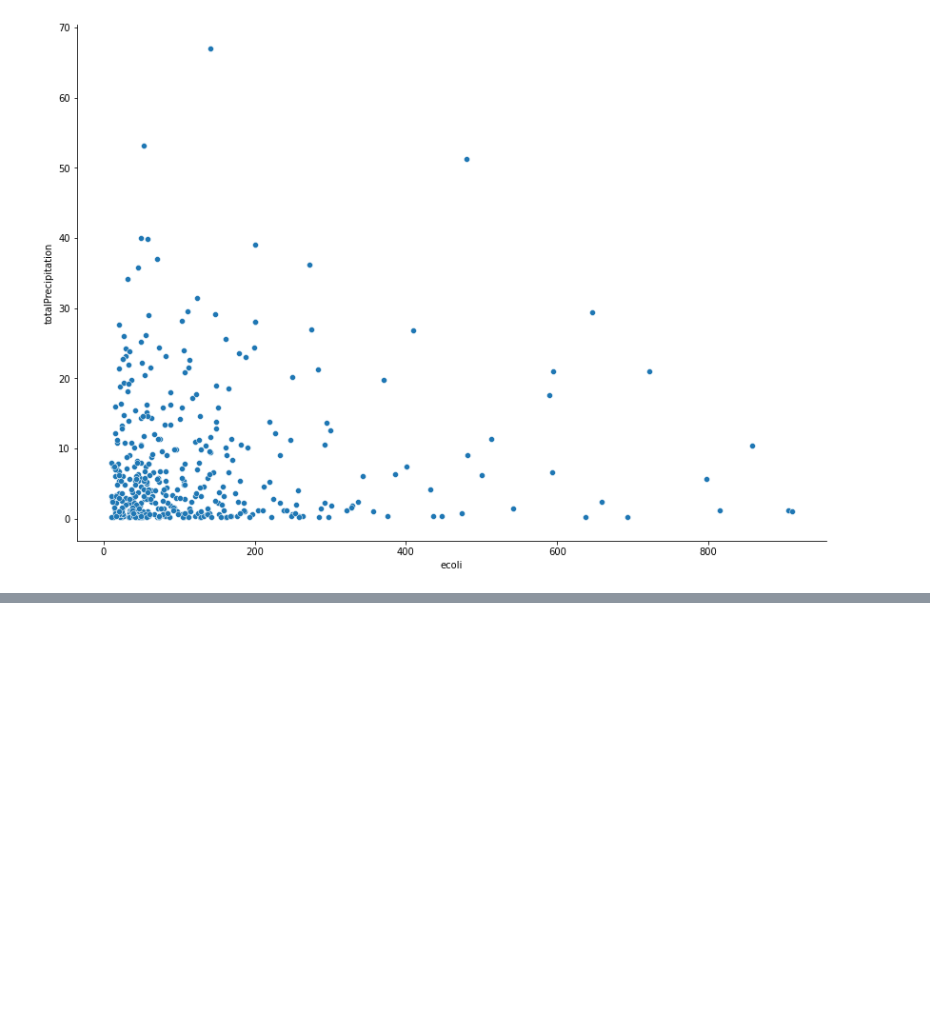
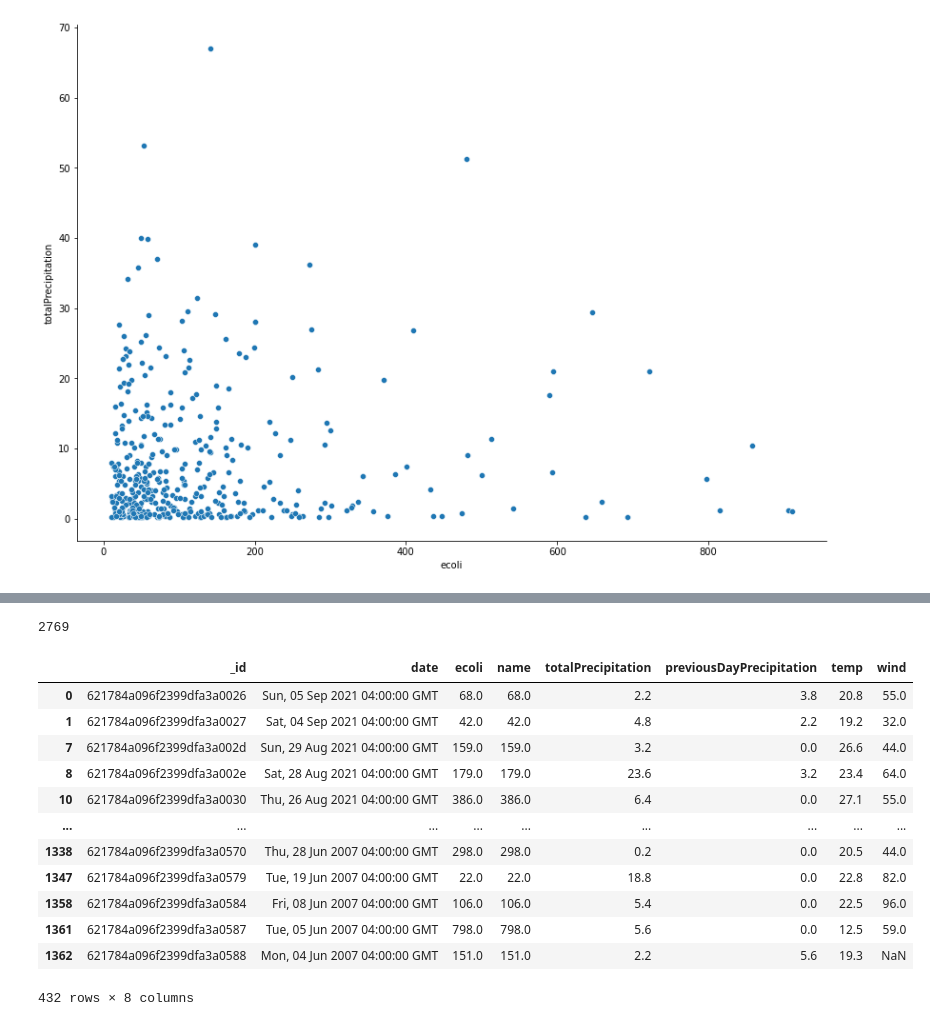
Before and after one commit to mikaalnaik/beach, a Jupyter notebook: apps/python/ecoli-rainfall-validation/beach-prediction-experiment.ipynb, the cells around one changed output, grey strips where cells are left out. Cells and saved outputs as stored; diff of their text form; code cells hidden in the pictures; blank space fills up the shorter version.

```diff
--- a/apps/python/ecoli-rainfall-validation/beach-prediction-experiment.ipynb
+++ b/apps/python/ecoli-rainfall-validation/beach-prediction-experiment.ipynb
@@ -104,0 +123,20 @@ sns.relplot(x="ecoli", y="totalPrecipitation", data=cleanedDf[(cleanedDf.ecoli >
+# %%
+len(fds)
+# %% [output]
+2769
+# %%
+cleanedDf[(cleanedDf.totalPrecipitation > 0)]
+# %% [output]
+|  | _id | date | ecoli | name | totalPrecipitation | previousDayPrecipitation | temp | wind |
+| 0 | 621784a096f2399dfa3a0026 | Sun, 05 Sep 2021 04:00:00 GMT | 68.0 | 68.0 | 2.2 | 3.8 | 20.8 | 55.0 |
+| 1 | 621784a096f2399dfa3a0027 | Sat, 04 Sep 2021 04:00:00 GMT | 42.0 | 42.0 | 4.8 | 2.2 | 19.2 | 32.0 |
+| 7 | 621784a096f2399dfa3a002d | Sun, 29 Aug 2021 04:00:00 GMT | 159.0 | 159.0 | 3.2 | 0.0 | 26.6 | 44.0 |
+| 8 | 621784a096f2399dfa3a002e | Sat, 28 Aug 2021 04:00:00 GMT | 179.0 | 179.0 | 23.6 | 3.2 | 23.4 | 64.0 |
+| 10 | 621784a096f2399dfa3a0030 | Thu, 26 Aug 2021 04:00:00 GMT | 386.0 | 386.0 | 6.4 | 0.0 | 27.1 | 55.0 |
+| ... | ... | ... | ... | ... | ... | ... | ... | ... |
+| 1338 | 621784a096f2399dfa3a0570 | Thu, 28 Jun 2007 04:00:00 GMT | 298.0 | 298.0 | 0.2 | 0.0 | 20.5 | 44.0 |
+| 1347 | 621784a096f2399dfa3a0579 | Tue, 19 Jun 2007 04:00:00 GMT | 22.0 | 22.0 | 18.8 | 0.0 | 22.8 | 82.0 |
+| 1358 | 621784a096f2399dfa3a0584 | Fri, 08 Jun 2007 04:00:00 GMT | 106.0 | 106.0 | 5.4 | 0.0 | 22.5 | 96.0 |
+| 1361 | 621784a096f2399dfa3a0587 | Tue, 05 Jun 2007 04:00:00 GMT | 798.0 | 798.0 | 5.6 | 0.0 | 12.5 | 59.0 |
+| 1362 | 621784a096f2399dfa3a0588 | Mon, 04 Jun 2007 04:00:00 GMT | 151.0 | 151.0 | 2.2 | 5.6 | 19.3 | NaN |
+432 rows × 8 columns
```
Also changed, not shown: parts of 1 cell of this notebook, 2 other files.
